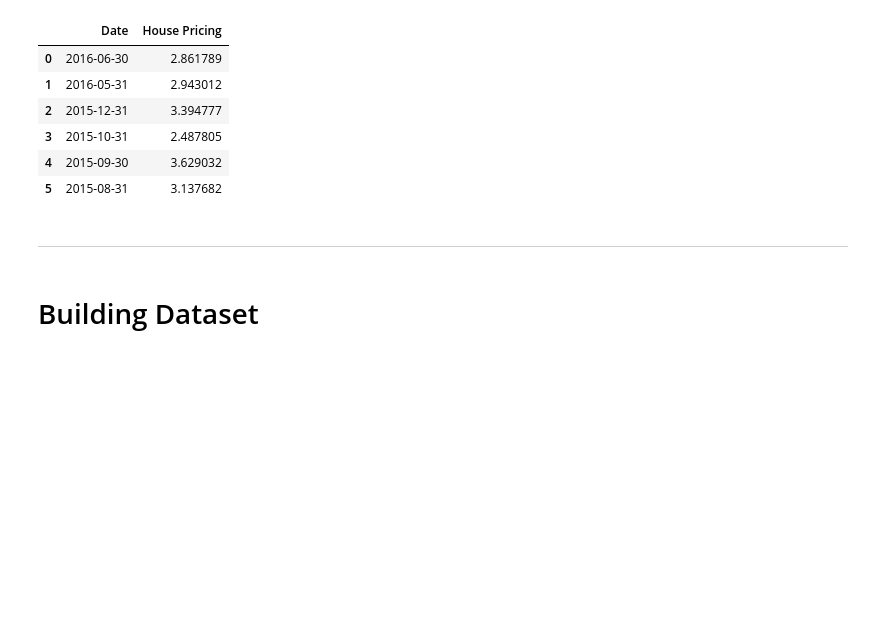
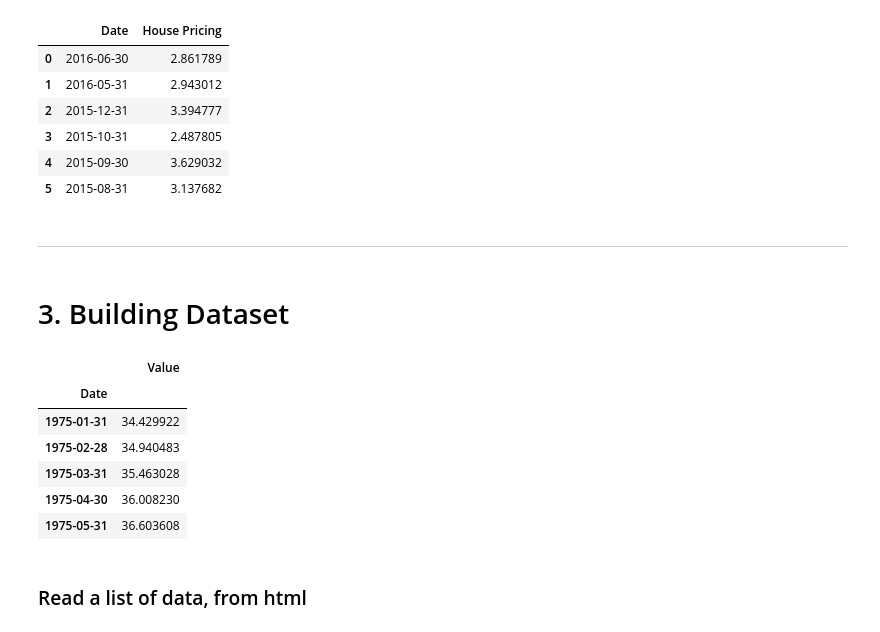
Before and after one commit to suriyadeepan/pandas, a Jupyter notebook: notebooks/Data Analysis with Python and Pandas Tutorial.ipynb, the cells around one changed output. Cells and saved outputs as stored; diff of their text form; code cells hidden in the pictures; blank space fills up the shorter version.

```diff
--- a/notebooks/Data Analysis with Python and Pandas Tutorial.ipynb
+++ b/notebooks/Data Analysis with Python and Pandas Tutorial.ipynb
@@ -222,4 +222,20 @@ df
 # %% [markdown]
 _____________________________________________________________________________________________
 # %% [markdown]
-# Building Dataset
+# 3. Building Dataset
+# %%
+import quandl as Q
+api_key = open('../quandl.key','r').read()[:-1]
+# %%
+df = Q.get('FMAC/HPI_AK', authtoken=api_key)
+df.head()
+# %% [output]
+|  | Value |
+| Date |  |
+| 1975-01-31 | 34.429922 |
+| 1975-02-28 | 34.940483 |
+| 1975-03-31 | 35.463028 |
+| 1975-04-30 | 36.008230 |
+| 1975-05-31 | 36.603608 |
+# %% [markdown]
+### Read a list of data, from html
```
Also changed, not shown: parts of 5 cells of this notebook.
